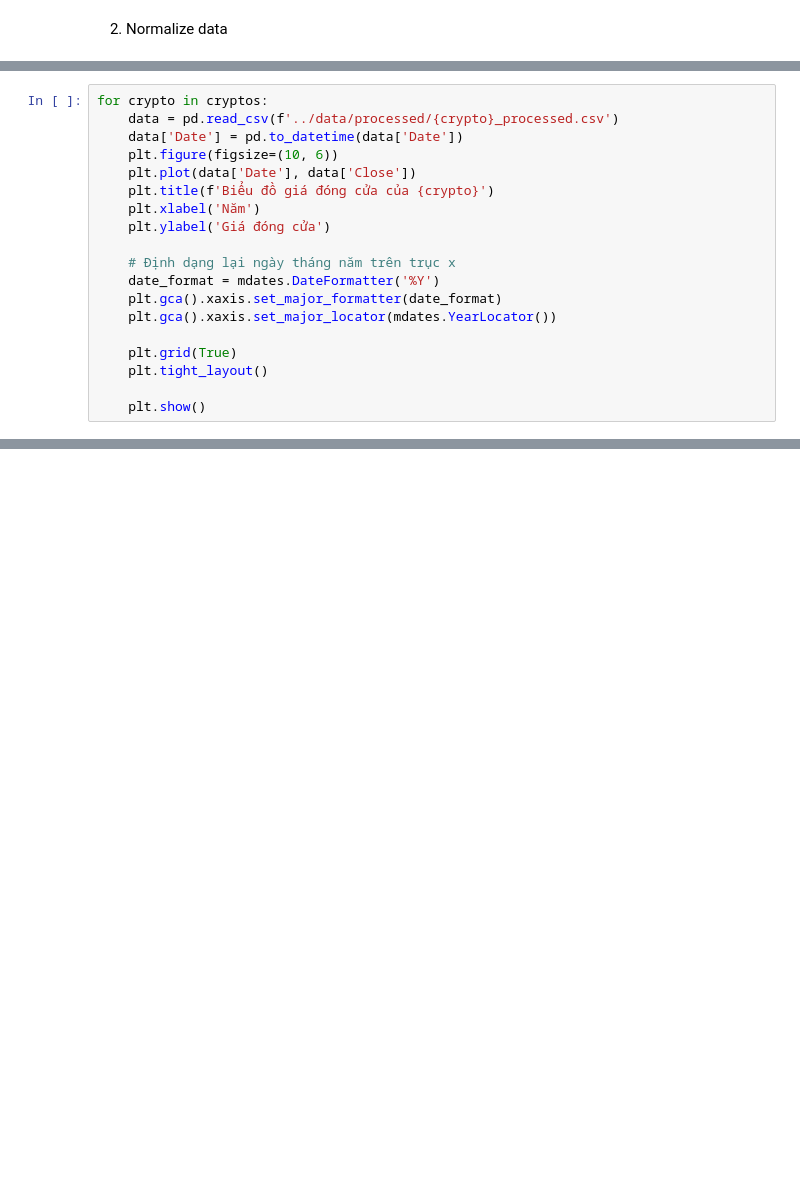
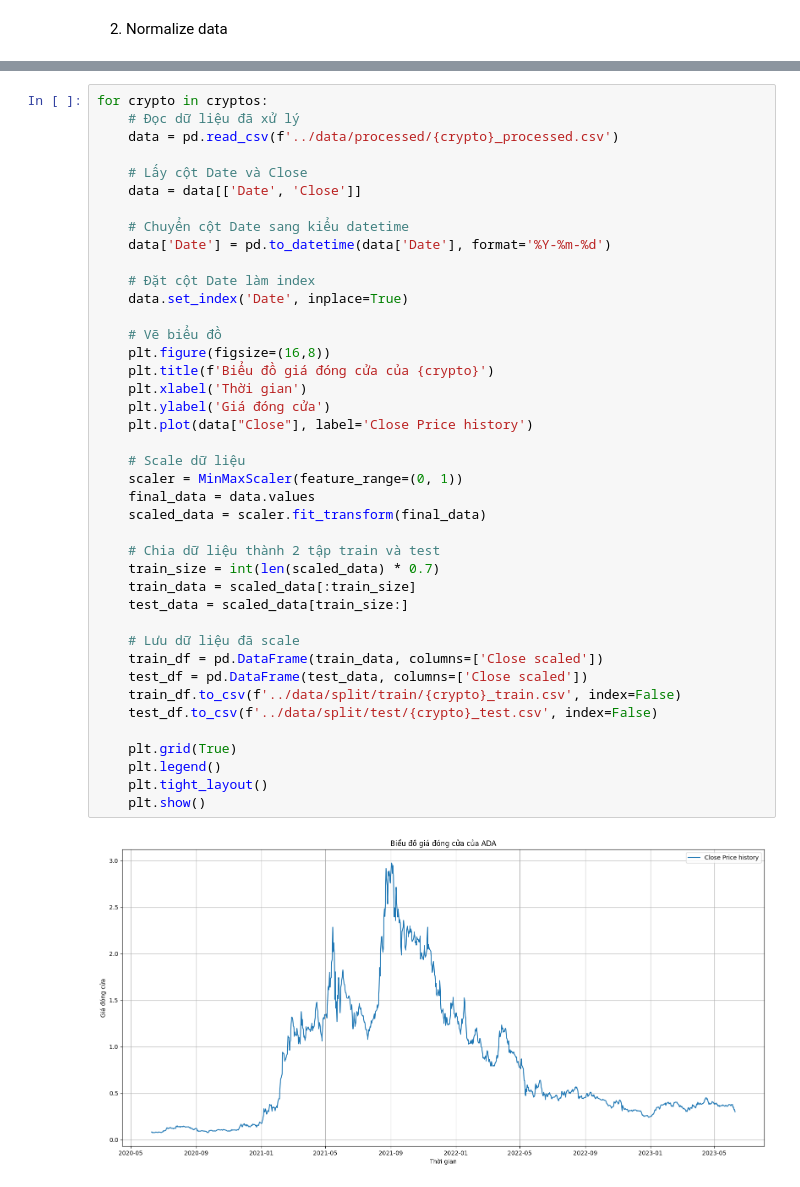
Before and after one commit to HyrniT/stock-price-prediction, a Jupyter notebook: notebooks/data_preprocessing.ipynb, the cells around one changed output, grey strips where cells are left out. Saved outputs shown, nothing was run; the diff lists cells and outputs as text; blank space fills up the shorter version.

Commit message:
Add scale data

```diff
--- a/notebooks/data_preprocessing.ipynb
+++ b/notebooks/data_preprocessing.ipynb
@@ -24,19 +38,0 @@ for crypto in cryptos:
-# %%
-for crypto in cryptos:
-    data = pd.read_csv(f'../data/processed/{crypto}_processed.csv')
-    data['Date'] = pd.to_datetime(data['Date'])
-    plt.figure(figsize=(10, 6))
-    plt.plot(data['Date'], data['Close'])
-    plt.title(f'Biểu đồ giá đóng cửa của {crypto}')
-    plt.xlabel('Năm')
-    plt.ylabel('Giá đóng cửa')
-
-    # Định dạng lại ngày tháng năm trên trục x
-    date_format = mdates.DateFormatter('%Y')
-    plt.gca().xaxis.set_major_formatter(date_format)
-    plt.gca().xaxis.set_major_locator(mdates.YearLocator())
-
-    plt.grid(True)
-    plt.tight_layout()
-
-    plt.show()
@@ -46,0 +39,43 @@ for crypto in cryptos:
+# %%
+for crypto in cryptos:
+    # Đọc dữ liệu đã xử lý
+    data = pd.read_csv(f'../data/processed/{crypto}_processed.csv')
+
+    # Lấy cột Date và Close
+    data = data[['Date', 'Close']]
+
+    # Chuyển cột Date sang kiểu datetime
+    data['Date'] = pd.to_datetime(data['Date'], format='%Y-%m-%d')
+
+    # Đặt cột Date làm index
+    data.set_index('Date', inplace=True)
+
+    # Vẽ biểu đồ
+    plt.figure(figsize=(16,8))
+    plt.title(f'Biểu đồ giá đóng cửa của {crypto}')
+    plt.xlabel('Thời gian')
+    plt.ylabel('Giá đóng cửa')
+    plt.plot(data["Close"], label='Close Price history')
+
+    # Scale dữ liệu
+    scaler = MinMaxScaler(feature_range=(0, 1))
+    final_data = data.values
+    scaled_data = scaler.fit_transform(final_data)
+
+    # Chia dữ liệu thành 2 tập train và test
+    train_size = int(len(scaled_data) * 0.7)
+    train_data = scaled_data[:train_size]
+    test_data = scaled_data[train_size:]
+
+    # Lưu dữ liệu đã scale
+    train_df = pd.DataFrame(train_data, columns=['Close scaled'])
+    test_df = pd.DataFrame(test_data, columns=['Close scaled'])
+    train_df.to_csv(f'../data/split/train/{crypto}_train.csv', index=False)
+    test_df.to_csv(f'../data/split/test/{crypto}_test.csv', index=False)
+
+    plt.grid(True)
+    plt.legend()
+    plt.tight_layout()
+    plt.show()
+# %% [output]
+[figure, added]
```
Also changed, not shown: parts of 5 cells of this notebook, 9 other files.
